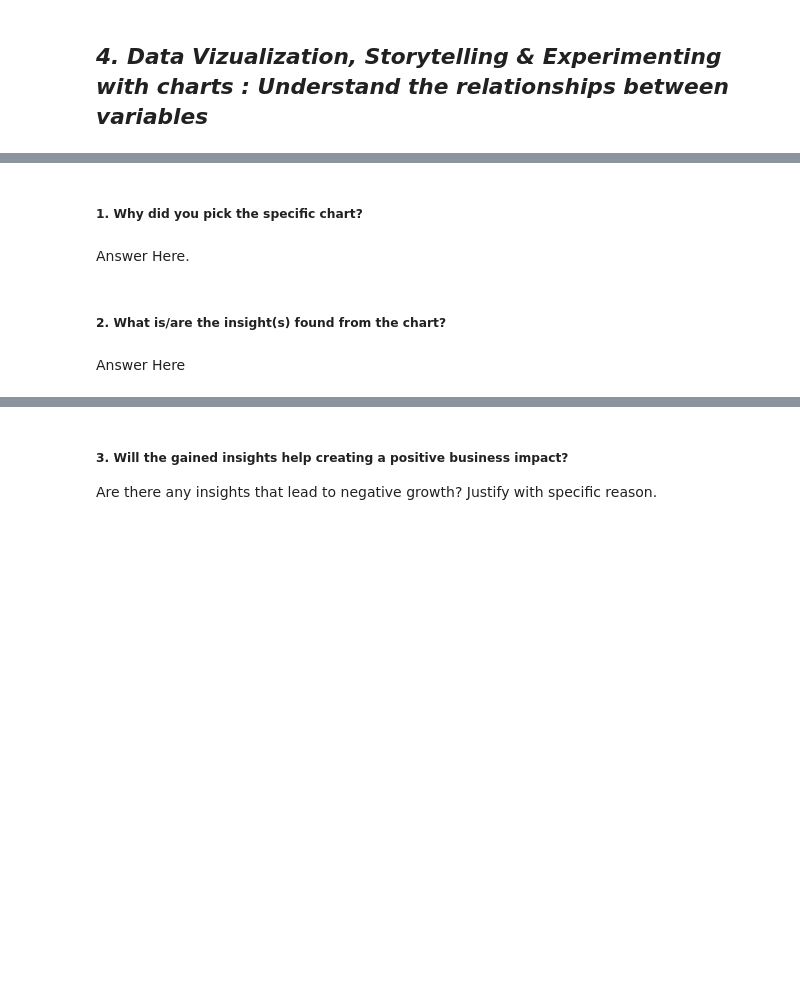
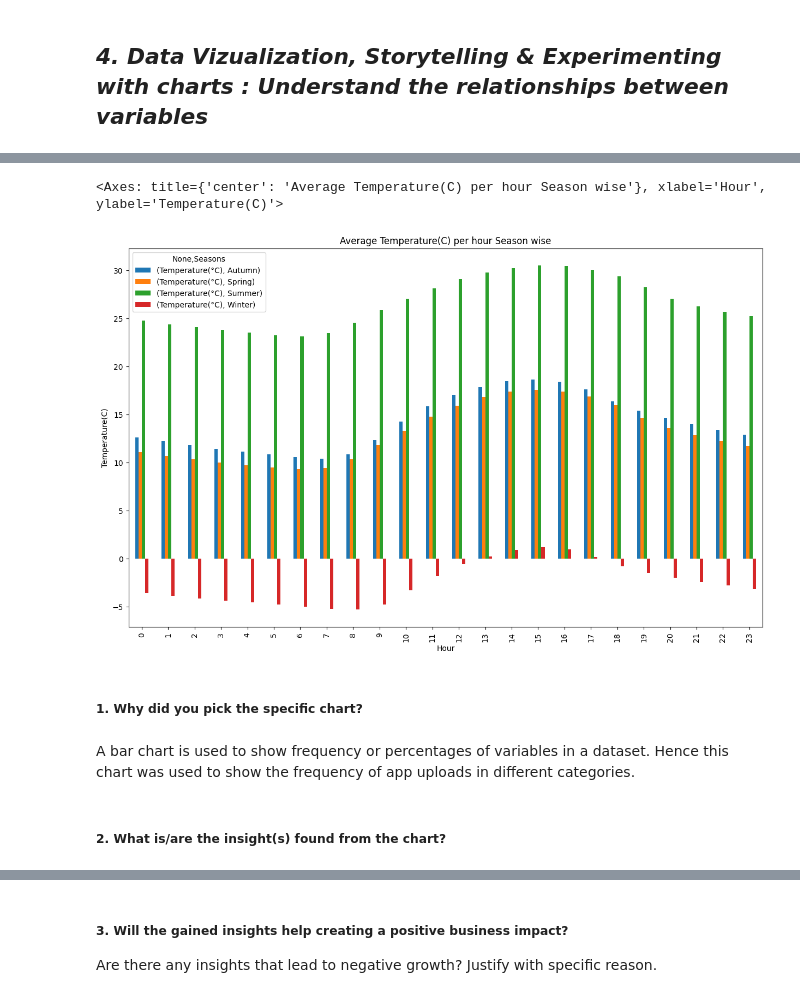
Before and after one commit to RayedShamim/Regression-Capstone-Seoul-Bike-Sharing-Capstone-Project, a Jupyter notebook: Capstone_Bike_Sharing_Demand_Prediction_ML_Submission.ipynb, the cells around one changed output, grey strips where cells are left out. Saved outputs shown, nothing was run; the diff lists cells and outputs as text; code cells hidden in the pictures; blank space fills up the shorter version.

```diff
--- a/Capstone_Bike_Sharing_Demand_Prediction_ML_Submission.ipynb
+++ b/Capstone_Bike_Sharing_Demand_Prediction_ML_Submission.ipynb
@@ -144,0 +307,4 @@ Answer Here
+# %%
+# average temperature values season wise
+avg_temp_season = df.groupby(['Hour','Seasons']).agg({'Temperature(°C)':'mean'}).sort_values(by='Seasons',ascending=False).unstack()
+print(avg_temp_season)
@@ -155,8 +396,15 @@ Answer Here.
+# %%
+# average temperature per hour season wise
+avg_temp_season.plot(kind='bar',
+                     figsize=(15,9),
+                     title='Average Temperature(C) per hour Season wise',
+                     ylabel='Temperature(C)')
+# %% [output]
+<Axes: title={'center': 'Average Temperature(C) per hour Season wise'}, xlabel='Hour', ylabel='Temperature(C)'>
+[figure, added]
 # %% [markdown]
 ##### 1. Why did you pick the specific chart?
-# %% [markdown]
-Answer Here.
+# %% [markdown]
+A bar chart is used to show frequency or percentages of variables in a dataset. Hence this chart was used to show the frequency of app uploads in different categories.
 # %% [markdown]
 ##### 2. What is/are the insight(s) found from the chart?
-# %% [markdown]
-Answer Here
```
Also changed, not shown: parts of 65 cells of this notebook.
